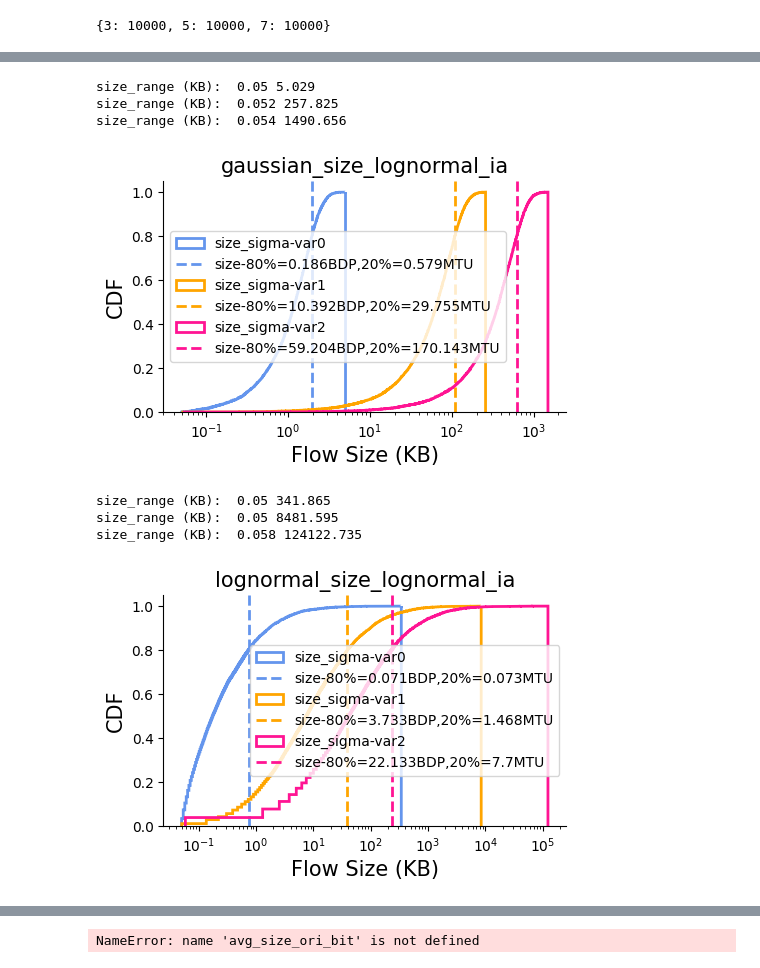
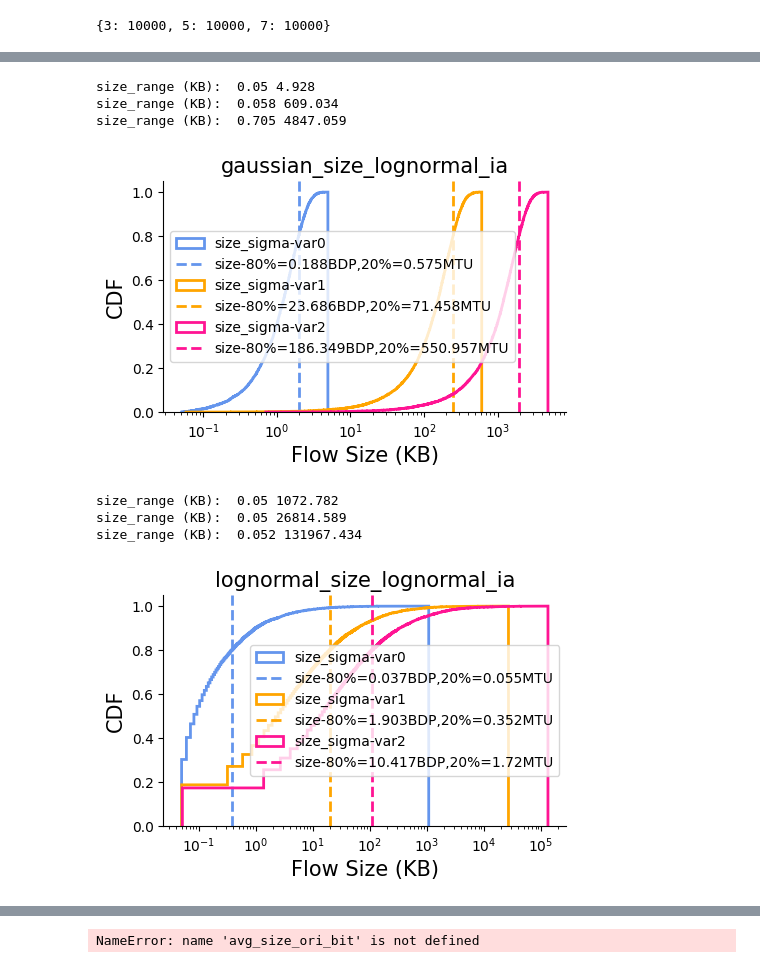
Before and after one commit to kwzhao/High-Precision-Congestion-Control, a Jupyter notebook: traffic_gen/plt_data.ipynb, the cells around one changed output, grey strips where cells are left out. Drawn from its saved outputs; the diff is of its cells as text; code cells hidden in the pictures.

```diff
--- a/traffic_gen/plt_data.ipynb
+++ b/traffic_gen/plt_data.ipynb
@@ -33,7 +33,7 @@ lr=10*UNIT_G
 fig = plt.figure(figsize=(5.2, 3))  # 2.5 inch for 1/3 double column width
 ax = fig.add_subplot(111)
 for sigma_idx,size_sigma_ori in enumerate(sigmas):
-      mu = avg_size_base_in_bit * (float(size_sigma_ori) / 5000.0)**2.5- min_size_in_bit
+      mu = avg_size_base_in_bit * (float(size_sigma_ori) / 5000.0)**3- min_size_in_bit
       # mu = avg_size_base_in_bit * sigma / 15000 - min_size_in_bit
       s = (np.random.exponential(scale=mu, size=n_flows))+min_size_in_bit
       s=s/bit_to_KB
@@ -81,7 +81,7 @@ for sigma_idx,size_sigma_ori in enumerate(sigmas):
     #   size_sigma = BDP_IN_BIT*float(sigma)/30000.0
     # mu = BDP_IN_BIT*(float(sigma)/30000.0) - min_size_in_bit
     # sigma = BDP_IN_BIT*np.square(float(sigma)/25000.0)
-    size_sigma=(float(size_sigma_ori)/5000.0)**2.5
+    size_sigma=(float(size_sigma_ori)/5000.0)**3
     mu=avg_size_base_in_bit*size_sigma - min_size_in_bit
     s=np.array([PosNormal(mu, avg_size_base_in_bit*(size_sigma)) for _ in range(n_flows)])+min_size_in_bit
     # s = abs(np.random.normal(mu, sigma, n_flows))+min_size_in_bit
@@ -114,10 +114,10 @@ plt.xscale("log")
 plt.title("gaussian_size_lognormal_ia",fontsize=_fontsize)
 plt.show()
 # %% [output]
-size_range (KB):  0.05 5.029
-size_range (KB):  0.052 257.825
-size_range (KB):  0.054 1490.656
+size_range (KB):  0.05 4.928
+size_range (KB):  0.058 609.034
+size_range (KB):  0.705 4847.059
-[figure, old version]
+[figure, new version]
 # %%
 # input_lognormal_size_lognormal_ia
 fig = plt.figure(figsize=(5.2, 3))  # 2.5 inch for 1/3 double column width
@@ -126,42 +126,42 @@ for sigma_idx,size_sigma_ori in enumerate(sigmas):
       # mu = np.log(avg_size_ori_bit - min_size_in_bit) - ((sigma / 20000)**2) / 2
       avg_size_in_bit = avg_size_base_in_bit*(float(size_sigma_ori) / 5000.0)**2.5  # 10KB
       # size_sigma=0.8+(60000-size_sigma_ori)/30000     # flow size
-      size_sigma=2     # flow size
+      size_sigma=2.5    # flow size
       mu = np.log(avg_size_in_bit - min_size_in_bit) - (size_sigma ** 2) / 2
       s = (min_size_in_bit + np.random.lognormal(mean=mu, sigma=size_sigma, size=(n_flows,)))
 
       s=s/bit_to_KB
       print("size_range (KB): ",
       np.round(np.min(s), 3),
       np.round(np.max(s) , 3),)
 
       size_80 = np.percentile(s, 80)
       size_20 = np.percentile(s, 20)
       count, bins, ignored = plt.hist(s, 100000, density=True,cumulative=True,histtype=u'step',linewidth=2,color=color_list[sigma_idx],label=f"size_sigma-var{sigma_idx}")
       plt.axvline(
             size_80,
             color=color_list[sigma_idx],
             linewidth=2,
             linestyle='--',
             label=f"size-80%={np.round(size_80/BDP_IN_KB,3)}BDP,20%={np.round(size_20/MTU_IN_KB,3)}MTU"
         )
       # plt.plot(bins, 1/(sigma * np.sqrt(2 * np.pi)) *
       #                np.exp( - (bins - mu)**2 / (2 * sigma**2) ),
       #          linewidth=2, color='r')
 ax.spines["right"].set_visible(False)
 ax.spines["top"].set_visible(False)
 
 plt.ylabel("CDF", fontsize=_fontsize)
 plt.xlabel("Flow Size (KB)", fontsize=_fontsize)
 plt.legend(loc='right')
 plt.xscale('log')
 plt.title("lognormal_size_lognormal_ia",fontsize=_fontsize)
 plt.show()
 # %% [output]
-size_range (KB):  0.05 341.865
-size_range (KB):  0.05 8481.595
-size_range (KB):  0.058 124122.735
+size_range (KB):  0.05 1072.782
+size_range (KB):  0.05 26814.589
+size_range (KB):  0.052 131967.434
-[figure, old version]
+[figure, new version]
 # %%
 from scipy.stats import genpareto
 from scipy.optimize import fsolve
```
Also changed, not shown: parts of 2 cells of this notebook, 1 other file.
